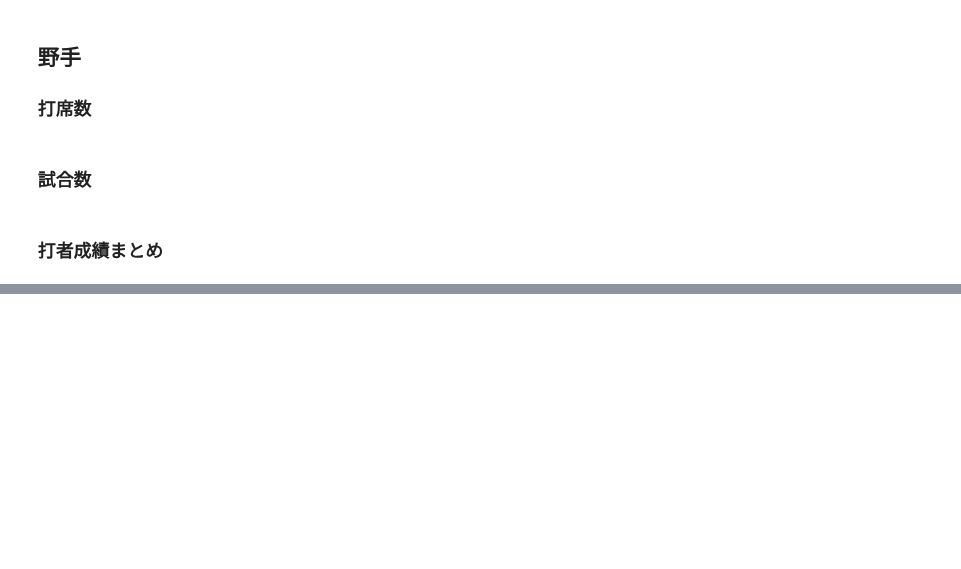
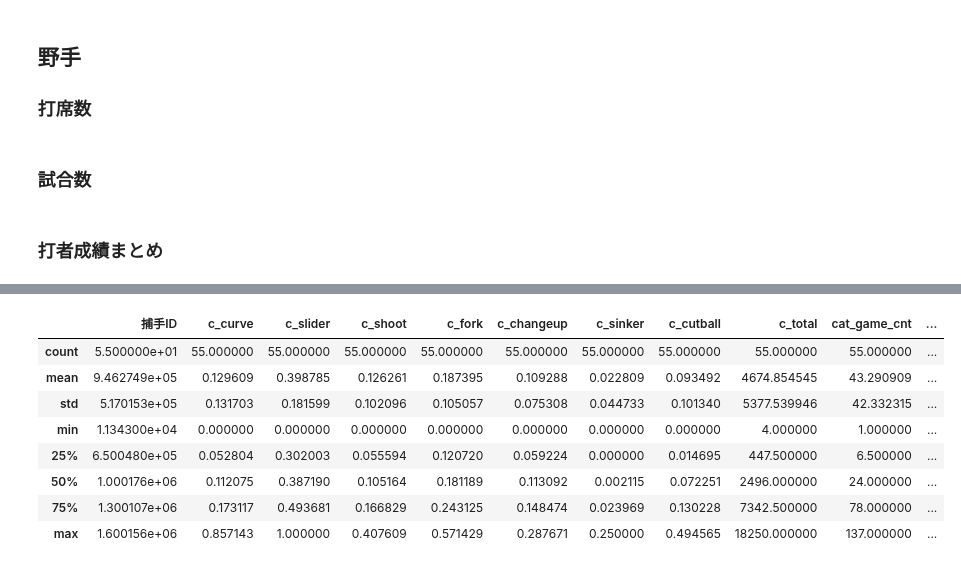
Before and after one commit to yumehara/baseball, a Jupyter notebook: Preprocess_pitch_2017.ipynb, the cells around one changed output, grey strips where cells are left out. Drawn from its saved outputs; the diff is of its cells as text; code cells hidden in the pictures; blank space fills up the shorter version.

```diff
--- a/Preprocess_pitch_2017.ipynb
+++ b/Preprocess_pitch_2017.ipynb
@@ -166,0 +231,5 @@ bat_ball.to_feather('intermediate/bat_2017.f')
+# %%
+cat_inning = train_pitch[['捕手ID', '試合ID', 'イニング']].groupby(['捕手ID', '試合ID', 'イニング']).count()
+cat_inning = pd.DataFrame(cat_inning.groupby(['捕手ID']).size())
+cat_inning.reset_index(inplace=True)
+cat_inning.rename(columns={0: 'cat_inning_cnt'}, inplace=True)
@@ -166,0 +238,5 @@ bat_ball.to_feather('intermediate/bat_2017.f')
+# %%
+cat_batcnt = train_pitch[['捕手ID', '試合ID', 'イニング', 'イニング内打席数']].groupby(['捕手ID', '試合ID', 'イニング', 'イニング内打席数']).count()
+cat_batcnt = pd.DataFrame(cat_batcnt.groupby(['捕手ID']).size())
+cat_batcnt.reset_index(inplace=True)
+cat_batcnt.rename(columns={0: 'cat_batter_cnt'}, inplace=True)
@@ -166,0 +245,4 @@ bat_ball.to_feather('intermediate/bat_2017.f')
+# %%
+catch_ball = catch_ball.merge(cat_game, on='捕手ID', how='left')
+catch_ball = catch_ball.merge(cat_inning, on='捕手ID', how='left')
+catch_ball = catch_ball.merge(cat_batcnt, on='捕手ID', how='left')
@@ -166,0 +257,7 @@ bat_ball.to_feather('intermediate/bat_2017.f')
+# %%
+catch_ball['cat_inning_per_game'] = catch_ball['cat_inning_cnt'] / catch_ball['cat_game_cnt']
+catch_ball['cat_batter_per_game'] = catch_ball['cat_batter_cnt'] / catch_ball['cat_game_cnt']
+catch_ball['cat_ball_per_game'] = catch_ball['c_total'] / catch_ball['cat_game_cnt']
+catch_ball['cat_batter_per_inning'] = catch_ball['cat_batter_cnt'] / catch_ball['cat_inning_cnt']
+catch_ball['cat_ball_per_inning'] = catch_ball['c_total'] / catch_ball['cat_inning_cnt']
+catch_ball['cat_ball_per_batter'] = catch_ball['c_total'] / catch_ball['cat_batter_cnt']
@@ -166,0 +275,12 @@ bat_ball.to_feather('intermediate/bat_2017.f')
+# %%
+catch_ball.describe()
+# %% [output]
+|  | 捕手ID | c_curve | c_slider | c_shoot | c_fork | c_changeup | c_sinker | c_cutball | c_total | cat_game_cnt | ... |
+| count | 5.500000e+01 | 55.000000 | 55.000000 | 55.000000 | 55.000000 | 55.000000 | 55.000000 | 55.000000 | 55.000000 | 55.000000 | ... |
+| mean | 9.462749e+05 | 0.129609 | 0.398785 | 0.126261 | 0.187395 | 0.109288 | 0.022809 | 0.093492 | 4674.854545 | 43.290909 | ... |
+| std | 5.170153e+05 | 0.131703 | 0.181599 | 0.102096 | 0.105057 | 0.075308 | 0.044733 | 0.101340 | 5377.539946 | 42.332315 | ... |
+| min | 1.134300e+04 | 0.000000 | 0.000000 | 0.000000 | 0.000000 | 0.000000 | 0.000000 | 0.000000 | 4.000000 | 1.000000 | ... |
+| 25% | 6.500480e+05 | 0.052804 | 0.302003 | 0.055594 | 0.120720 | 0.059224 | 0.000000 | 0.014695 | 447.500000 | 6.500000 | ... |
+| 50% | 1.000176e+06 | 0.112075 | 0.387190 | 0.105164 | 0.181189 | 0.113092 | 0.002115 | 0.072251 | 2496.000000 | 24.000000 | ... |
+| 75% | 1.300107e+06 | 0.173117 | 0.493681 | 0.166829 | 0.243125 | 0.148474 | 0.023969 | 0.130228 | 7342.500000 | 78.000000 | ... |
+| max | 1.600156e+06 | 0.857143 | 1.000000 | 0.407609 | 0.571429 | 0.287671 | 0.250000 | 0.494565 | 18250.000000 | 137.000000 | ... |
```
Also changed, not shown: parts of 26 cells of this notebook, 2 other files.
